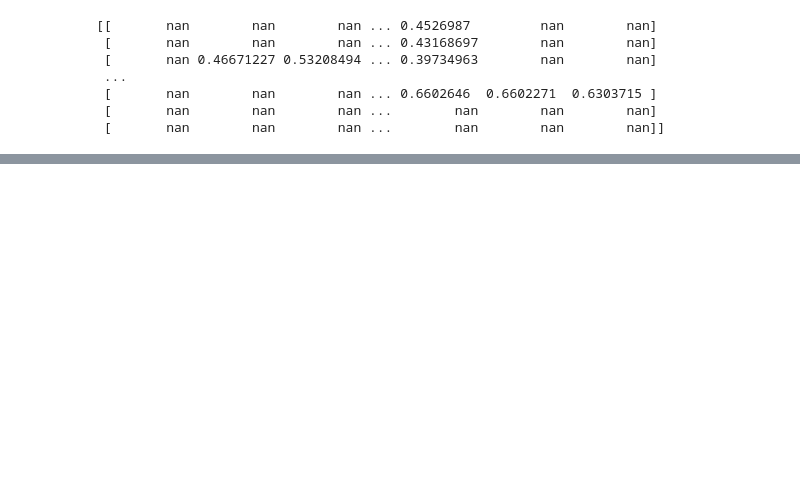
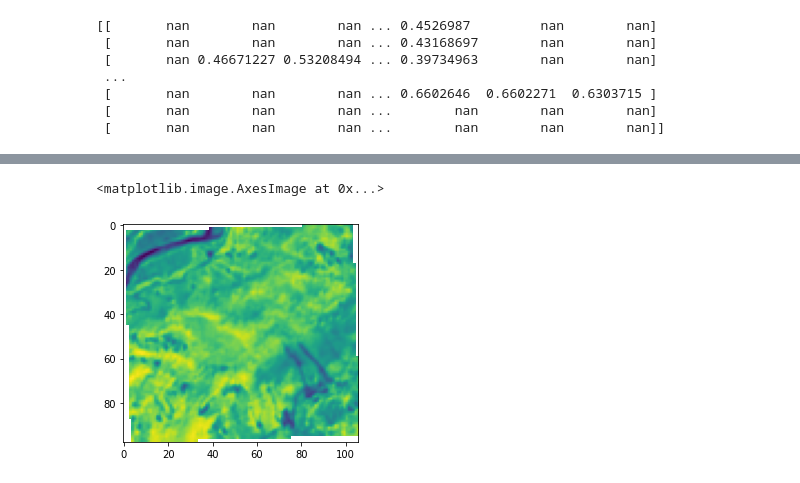
Before and after one commit to Kapil-bit/Raster-images-with-gdal, a Jupyter notebook: NDVI calculation.ipynb, the cells around one changed output, grey strips where cells are left out. Saved outputs shown, nothing was run; the diff lists cells and outputs as text; code cells hidden in the pictures; blank space fills up the shorter version.

```diff
--- a/NDVI calculation.ipynb
+++ b/NDVI calculation.ipynb
@@ -18,0 +30,5 @@ print(ndvi)
+# %%
+plt.imshow(ndvi)
+# %% [output]
+<matplotlib.image.AxesImage at 0x...>
+[figure, added]
```
Also changed, not shown: parts of 3 cells of this notebook.
